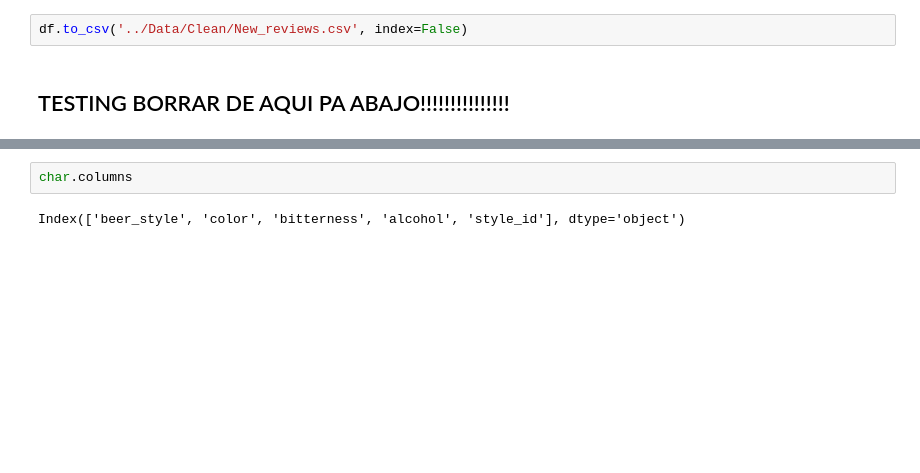
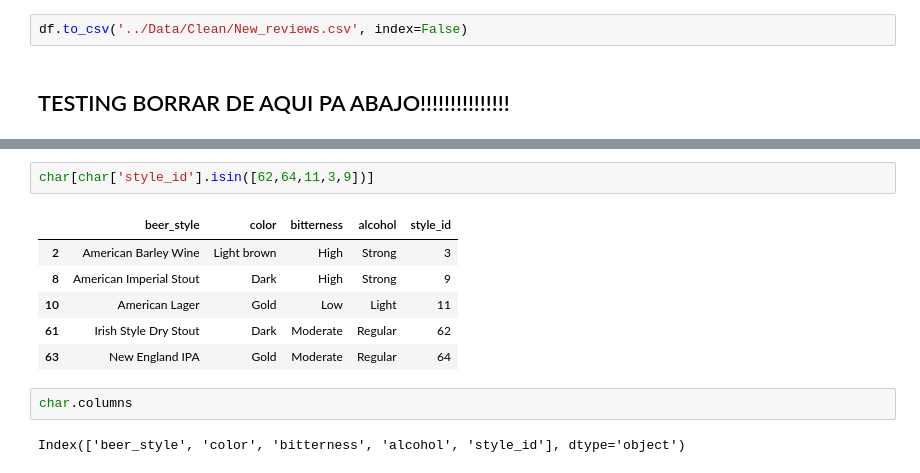
Before and after one commit to JesusB11/Global-vs-local-beers, a Jupyter notebook: Notebooks/cleaning_new_files.ipynb, the cells around one changed output, grey strips where cells are left out. Saved outputs shown, nothing was run; the diff lists cells and outputs as text; blank space fills up the shorter version.

```diff
--- a/Notebooks/cleaning_new_files.ipynb
+++ b/Notebooks/cleaning_new_files.ipynb
@@ -228,3 +250,12 @@ Index(['beer_style', 'votes', 'review_overall', 'year', 'local_review'], dtype='
+# %%
+char[char['style_id'].isin([62,64,11,3,9])]
+# %% [output]
+|  | beer_style | color | bitterness | alcohol | style_id |
+| 2 | American Barley Wine | Light brown | High | Strong | 3 |
+| 8 | American Imperial Stout | Dark | High | Strong | 9 |
+| 10 | American Lager | Gold | Low | Light | 11 |
+| 61 | Irish Style Dry Stout | Dark | Moderate | Regular | 62 |
+| 63 | New England IPA | Gold | Moderate | Regular | 64 |
 # %%
 char.columns
 # %% [output]
```
Also changed, not shown: parts of 4 cells of this notebook, 4 other files.
